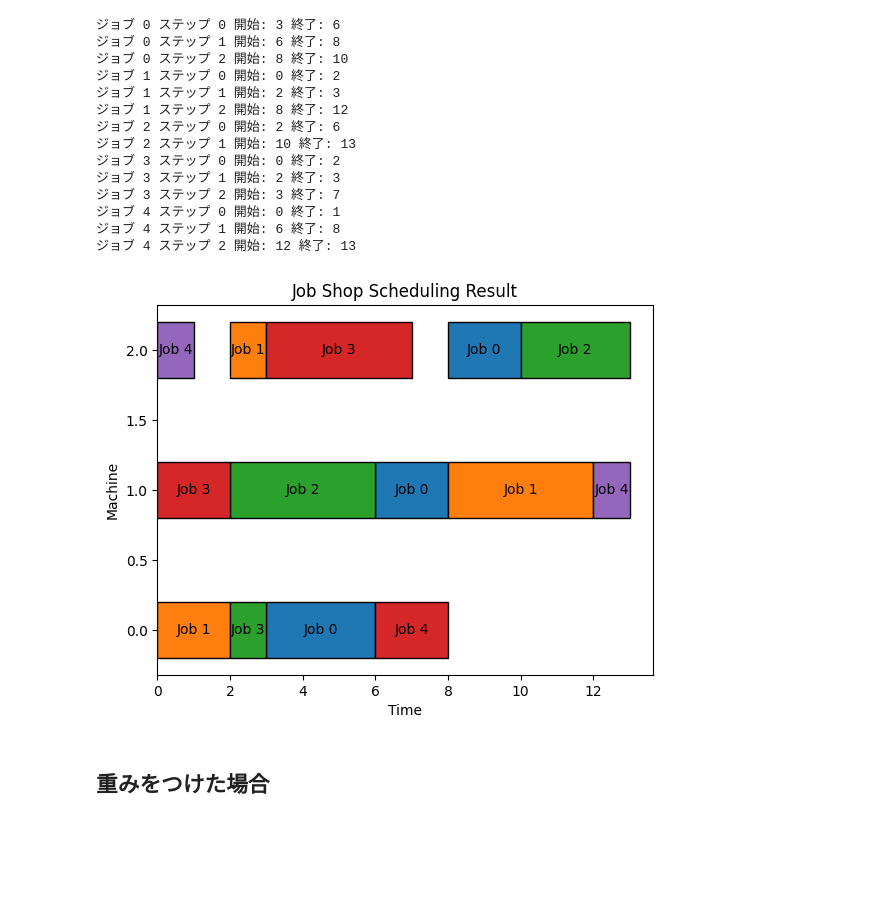
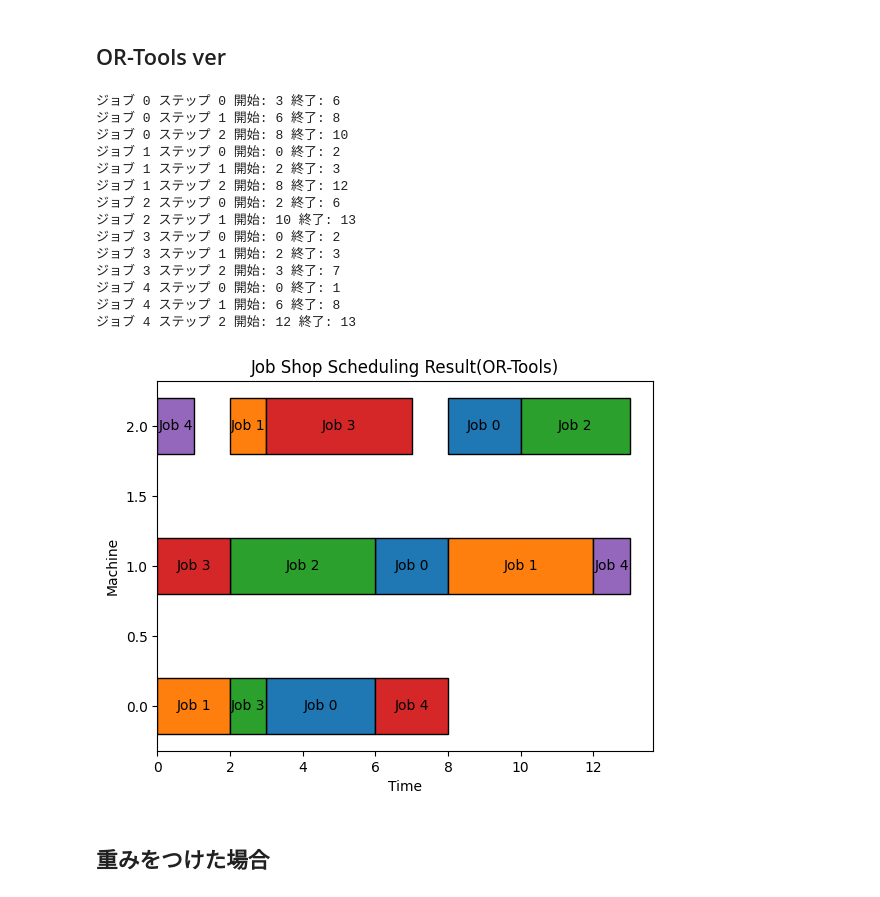
Before and after one commit to yut0takagi/ass-supply-chain-management2, a Jupyter notebook: Task1_Report.ipynb, the cells around one changed output. Saved outputs shown, nothing was run; the diff lists cells and outputs as text; code cells hidden in the pictures; blank space fills up the shorter version.

```diff
--- a/Task1_Report.ipynb
+++ b/Task1_Report.ipynb
@@ -134,4 +128,13 @@ jobs_data = [
+# %% [markdown]
+## OR-Tools ver
 # %%
+jobs_data = [
+    [(0, 3), (1, 2), (2, 2)],
+    [(0, 2), (2, 1), (1, 4)],
+    [(1, 4), (2, 3)],
+    [(1, 2), (0, 1), (2, 4)],
+    [(2, 1), (0, 2), (1, 1)],
+]
 # モデルとソルバーの初期化
 model = cp_model.CpModel()
 
@@ -202,57 +205,58 @@ model.Minimize(obj_var)
 
 
 # ソルバーの実行
 solver = cp_model.CpSolver()
 status = solver.Solve(model)
 
 # 結果の出力
 if status == cp_model.OPTIMAL or status == cp_model.FEASIBLE:
     for job in all_jobs:
         for step_index in range(len(jobs_data[job])):
             start = solver.Value(tasks[job, step_index][0])
             end = solver.Value(tasks[job, step_index][1])
             print(f'ジョブ {job} ステップ {step_index} 開始: {start} 終了: {end}')
 else:
     print('最適解が見つかりませんでした。')
+
+
+# 結果の解析とグラフ用のデータの作成
+machines_schedule = {m: [] for m in range(num_machines)}
+for job_id, job in enumerate(jobs_data):
+    for task_id, task in enumerate(job):
+        machine = task[0]
+        start = solver.Value(tasks[job_id, task_id][0])
+        end = solver.Value(tasks[job_id, task_id][1])
+        machines_schedule[machine].append((start, end, f'Job {job_id}'))
+
+# グラフの描画
+fig, ax = plt.subplots()
+colors = list(mcolors.TABLEAU_COLORS.values())  # カラーパレット
+for machine, machine_schedule in machines_schedule.items():
+    for job_num, (start, end, job_label) in enumerate(machine_schedule):
+        ax.barh(machine, end - start, left=start, height=0.4, color=colors[job_num % len(colors)], edgecolor='black')
+        ax.text((start + end) / 2, machine, job_label, ha='center', va='center')
+
+ax.set_xlabel('Time')
+ax.set_ylabel('Machine')
+ax.set_title('Job Shop Scheduling Result(OR-Tools)')
+plt.savefig("docs/img/task1-1-OR-Tools.png")
+plt.show()
 # %% [output]
 ジョブ 0 ステップ 0 開始: 3 終了: 6
 ジョブ 0 ステップ 1 開始: 6 終了: 8
 ジョブ 0 ステップ 2 開始: 8 終了: 10
 ジョブ 1 ステップ 0 開始: 0 終了: 2
 ジョブ 1 ステップ 1 開始: 2 終了: 3
 ジョブ 1 ステップ 2 開始: 8 終了: 12
 ジョブ 2 ステップ 0 開始: 2 終了: 6
 ジョブ 2 ステップ 1 開始: 10 終了: 13
 ジョブ 3 ステップ 0 開始: 0 終了: 2
 ジョブ 3 ステップ 1 開始: 2 終了: 3
 ジョブ 3 ステップ 2 開始: 3 終了: 7
 ジョブ 4 ステップ 0 開始: 0 終了: 1
 ジョブ 4 ステップ 1 開始: 6 終了: 8
 ジョブ 4 ステップ 2 開始: 12 終了: 13
+[figure, added]
-# %%
-# 結果の解析とグラフ用のデータの作成
-machines_schedule = {m: [] for m in range(num_machines)}
-for job_id, job in enumerate(jobs_data):
-    for task_id, task in enumerate(job):
-        machine = task[0]
-        start = solver.Value(tasks[job_id, task_id][0])
-        end = solver.Value(tasks[job_id, task_id][1])
-        machines_schedule[machine].append((start, end, f'Job {job_id}'))
-
-# グラフの描画
-fig, ax = plt.subplots()
-colors = list(mcolors.TABLEAU_COLORS.values())  # カラーパレット
-for machine, machine_schedule in machines_schedule.items():
-    for job_num, (start, end, job_label) in enumerate(machine_schedule):
-        ax.barh(machine, end - start, left=start, height=0.4, color=colors[job_num % len(colors)], edgecolor='black')
-        ax.text((start + end) / 2, machine, job_label, ha='center', va='center')
-
-ax.set_xlabel('Time')
-ax.set_ylabel('Machine')
-ax.set_title('Job Shop Scheduling Result')
-plt.show()
-# %% [output]
-[figure, removed]
 # %% [markdown]
 ## 重みをつけた場合
 # %%
```
Also changed, not shown: parts of 7 cells of this notebook, 8 other files.
